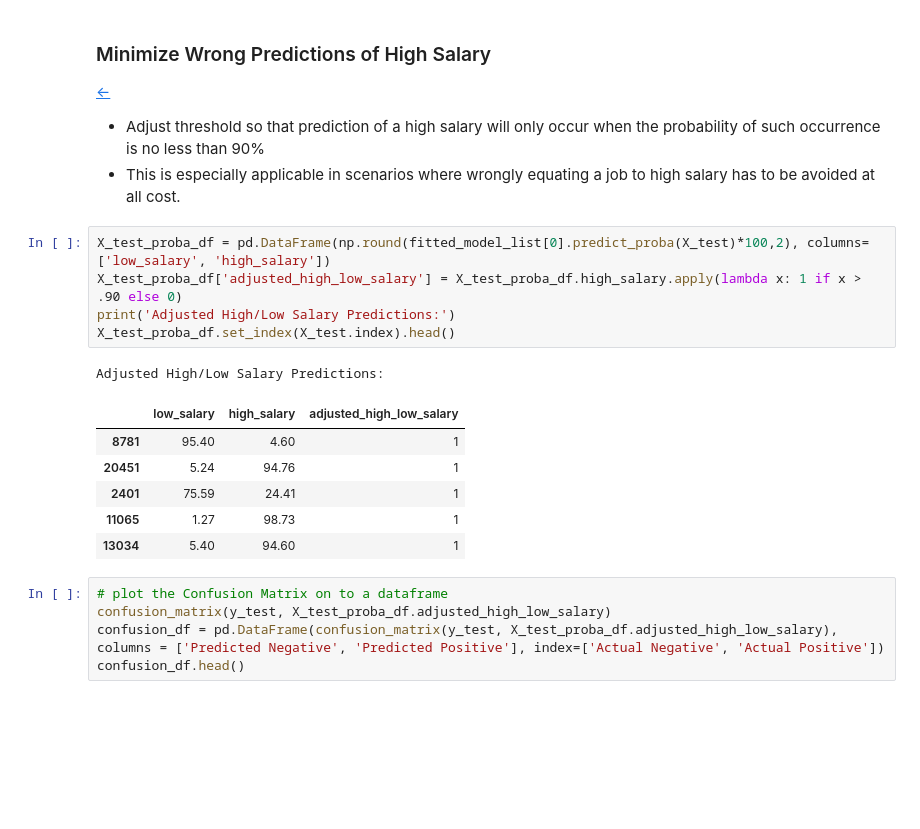
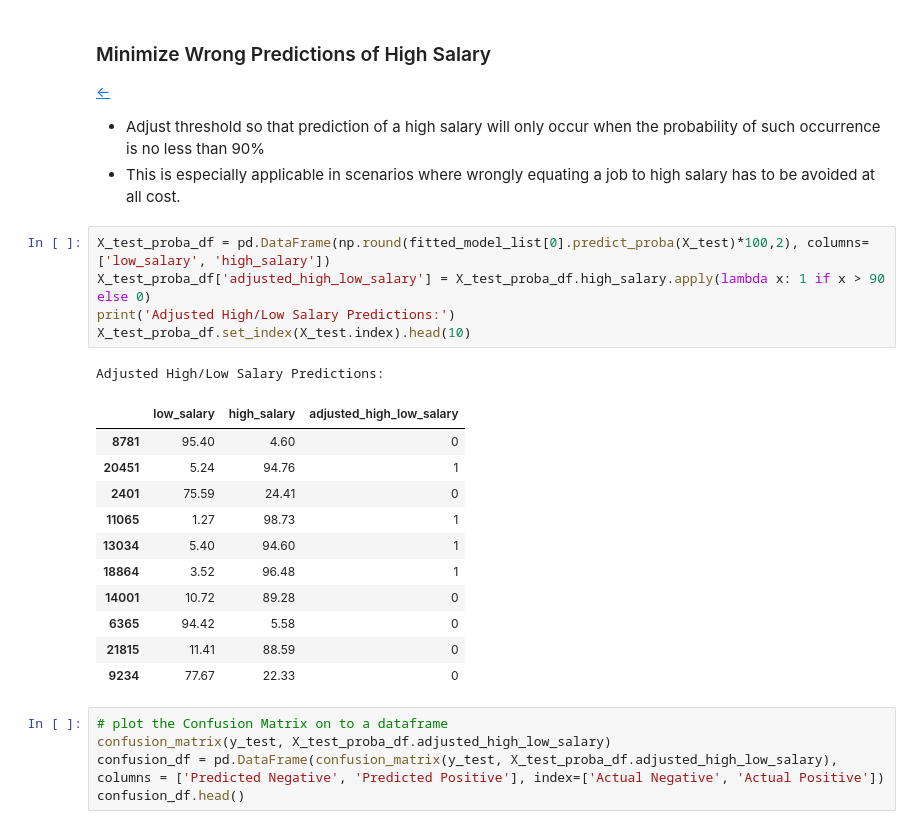
Before and after one commit to marco-angeles/Salary-and-Role-Prediction, a Jupyter notebook: salary_and_role_prediction.ipynb, the cells around one changed output. Cells and saved outputs as stored; diff of their text form; blank space fills up the shorter version.

Commit message:
corrected the output for Minimize Wrong Predictions of High Salary section; fixed a broken link; corrected typo for final conclusion

```diff
--- a/salary_and_role_prediction.ipynb
+++ b/salary_and_role_prediction.ipynb
@@ -1681,17 +1681,22 @@ F1 Score: 93.14%
 - This is especially applicable in scenarios where wrongly equating a job to high salary has to be avoided at all cost.
 # %%
 X_test_proba_df = pd.DataFrame(np.round(fitted_model_list[0].predict_proba(X_test)*100,2), columns=['low_salary', 'high_salary'])
-X_test_proba_df['adjusted_high_low_salary'] = X_test_proba_df.high_salary.apply(lambda x: 1 if x > .90 else 0)
+X_test_proba_df['adjusted_high_low_salary'] = X_test_proba_df.high_salary.apply(lambda x: 1 if x > 90 else 0)
 print('Adjusted High/Low Salary Predictions:')
-X_test_proba_df.set_index(X_test.index).head()
+X_test_proba_df.set_index(X_test.index).head(10)
 # %% [output]
 Adjusted High/Low Salary Predictions:
 |  | low_salary | high_salary | adjusted_high_low_salary |
-| 8781 | 95.40 | 4.60 | 1 |
+| 8781 | 95.40 | 4.60 | 0 |
 | 20451 | 5.24 | 94.76 | 1 |
-| 2401 | 75.59 | 24.41 | 1 |
+| 2401 | 75.59 | 24.41 | 0 |
 | 11065 | 1.27 | 98.73 | 1 |
 | 13034 | 5.40 | 94.60 | 1 |
+| 18864 | 3.52 | 96.48 | 1 |
+| 14001 | 10.72 | 89.28 | 0 |
+| 6365 | 94.42 | 5.58 | 0 |
+| 21815 | 11.41 | 88.59 | 0 |
+| 9234 | 77.67 | 22.33 | 0 |
 # %%
 # plot the Confusion Matrix on to a dataframe
 confusion_matrix(y_test, X_test_proba_df.adjusted_high_low_salary)
```
Also changed, not shown: parts of 2 cells of this notebook.
